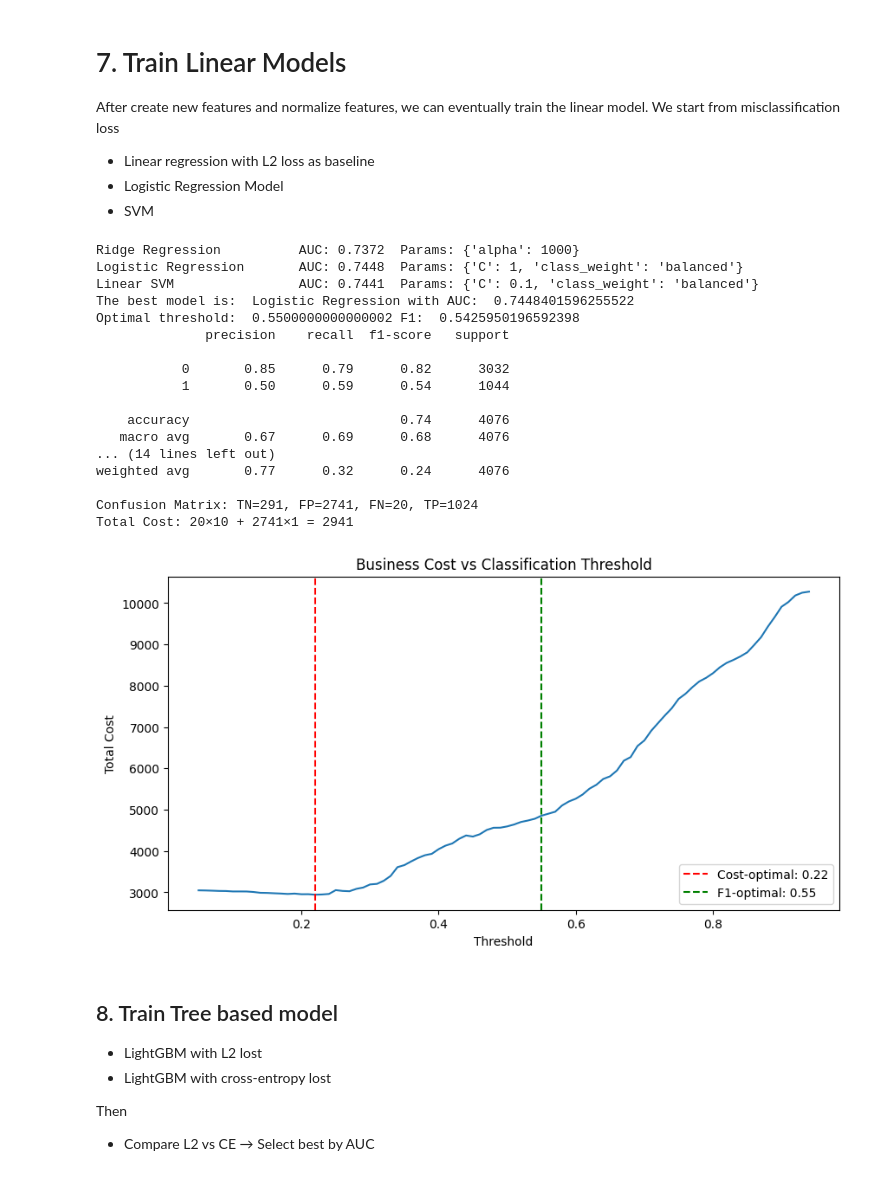
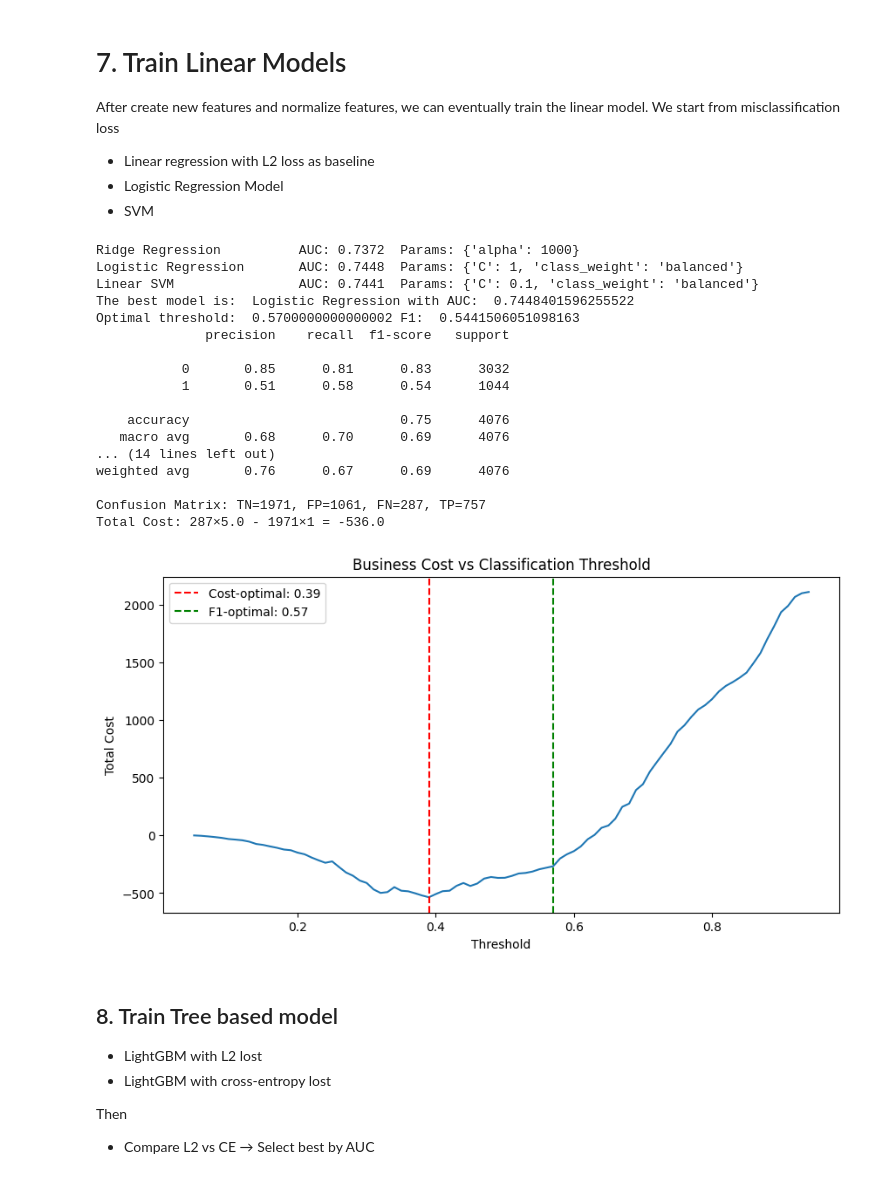
Before and after one commit to ying-jeanne/Business_Analytics, a Jupyter notebook: II/credit_default.ipynb, the cells around one changed output. Drawn from its saved outputs; the diff is of its cells as text; code cells hidden in the pictures.

```diff
--- a/II/credit_default.ipynb
+++ b/II/credit_default.ipynb
@@ -443,14 +510,6 @@ After create new features and normalize features, we can eventually train the li
 - Logistic Regression Model
 - SVM
 # %%
-from sklearn.linear_model import LogisticRegression
-from sklearn.svm import LinearSVC
-from sklearn.metrics import classification_report, confusion_matrix, roc_auc_score, f1_score
-# from sklearn.svm import SVC #svm with probability can be very slow? the program run more than 15m? should we go for linear SVC instead? what is the impact.
-from sklearn.calibration import CalibratedClassifierCV
-from sklearn.linear_model import Ridge
-from sklearn.model_selection import GridSearchCV
-
 # 1. Linear Regression with L2 Loss, which is implemented with Ridge Regression (L2 Loss)
 ridge_grid = GridSearchCV(
     Ridge(max_iter=2000, random_state=42),
@@ -509,7 +568,7 @@ best_proba = results[best_name]['proba']
 print("The best model is: ", best_name, "with AUC: ", results[best_name]['auc'])
 
 # 7. Find threshold with best misclassification F1 score
-thresholds = np.arange(0.1, 0.9, 0.05)
+thresholds = np.arange(0.05, 0.95, 0.01)
 f1_scores = [f1_score(y_val, (best_proba >= t).astype(int)) for t in thresholds]
 best_f1_threshold = thresholds[np.argmax(f1_scores)]
 
@@ -528,36 +587,12 @@ print("Confusion Matrix: TN = ", tn, "FP = ", fp, "FN = ", fn, "TP = ", tp)
 # (2) directly optimize the model with business cost function, but this may need custom model scorer.
 # Since option 2 is more complex to implement, we will go with option 1 for now.
 
-# The assumption we take for cost function:
-# Cost Matrix Outcome	    Description	Typical Cost Estimate
-# FN (False Negative)	    Approve a defaulter	60-80% of credit limit (loss given default), banks typically recover 20-40% through collections, so we take defaulter 70% here.
-# FP (False Positive)	    Reject good borrower	2-5% of credit limit (lost annual profit), we take 4.5% here.
-# TN (True Negative)	    Correctly reject	$0 (no loss, no gain)
-# TP (True Positive)	    Correctly approve	Profit (but often set to 0 in cost matrix)
-
-# Assumptions: 45% LGD (Basel II suggests 45% for unsecured, but credit cards typically higher)
-# 4.5% annual profit margin
-
-# Ratio: 45/4.5 = 10:1
-
-COST_FN = 10  # Approve a defaulter → lose principal
-COST_FP = 1   # Reject good borrower → lose interest
-
-# 8.1 Cost-sensitive threshold tuning using the best model (Logistic Regression here)
-def calculate_total_cost(y_true, y_pred_proba, threshold, cost_fn, cost_fp):
-    """Calculate total business cost at a given threshold"""
-    y_pred = (y_pred_proba >= threshold).astype(int)
-    cm = confusion_matrix(y_true, y_pred)
-    tn, fp, fn, tp = cm.ravel()
-    total_cost = (fn * cost_fn) + (fp * cost_fp)
-    return total_cost, tn, fp, fn, tp
-
 # Search for optimal threshold based on cost
 thresholds = np.arange(0.05, 0.95, 0.01)
 costs = []
 
 for t in thresholds:
-    cost, _, _, _, _ = calculate_total_cost(y_val, best_proba, t, COST_FN, COST_FP)
+    cost, _, _, _, _ = calculate_total_cost(y_val, best_proba, t, COST_FN, REVENUE_TN)
     costs.append(cost)
 
 # Find threshold with minimum total cost
@@ -565,50 +600,50 @@ best_cost_threshold = thresholds[np.argmin(costs)]
 min_cost = min(costs)
 
 # Compare F1-optimal vs Cost-optimal
-cost_at_f1_threshold, _, _, _, _ = calculate_total_cost(y_val, best_proba, best_f1_threshold, COST_FN, COST_FP)
+cost_at_f1_threshold, _, _, _, _ = calculate_total_cost(y_val, best_proba, best_f1_threshold, COST_FN, REVENUE_TN)
 
 print(f"F1-optimal threshold:   {best_f1_threshold:.2f} → Cost = {cost_at_f1_threshold}")
 print(f"Cost-optimal threshold: {best_cost_threshold:.2f} → Cost = {min_cost}")
 
 # Final evaluation with cost-optimal threshold
 y_pred_cost = (best_proba >= best_cost_threshold).astype(int)
 print(f"\nClassification report at cost-optimal threshold ({best_cost_threshold:.2f}):")
 print(classification_report(y_val, y_pred_cost))
 
 cm = confusion_matrix(y_val, y_pred_cost)
 tn, fp, fn, tp = cm.ravel()
 print(f"Confusion Matrix: TN={tn}, FP={fp}, FN={fn}, TP={tp}")
-print(f"Total Cost: {fn}×{COST_FN} + {fp}×{COST_FP} = {fn * COST_FN + fp * COST_FP}")
+print(f"Total Cost: {fn}×{COST_FN} - {tn}×{REVENUE_TN} = {fn * COST_FN - tn * REVENUE_TN}")
 
 # Plot cost vs threshold
 plt.figure(figsize=(10, 5))
 plt.plot(thresholds, costs)
 plt.axvline(x=best_cost_threshold, color='r', linestyle='--', label=f'Cost-optimal: {best_cost_threshold:.2f}')
 plt.axvline(x=best_f1_threshold, color='g', linestyle='--', label=f'F1-optimal: {best_f1_threshold:.2f}')
 plt.xlabel('Threshold')
 plt.ylabel('Total Cost')
 plt.title('Business Cost vs Classification Threshold')
 plt.legend()
 plt.show()
 # %% [output]
 Ridge Regression          AUC: 0.7372  Params: {'alpha': 1000}
 Logistic Regression       AUC: 0.7448  Params: {'C': 1, 'class_weight': 'balanced'}
 Linear SVM                AUC: 0.7441  Params: {'C': 0.1, 'class_weight': 'balanced'}
 The best model is:  Logistic Regression with AUC:  0.7448401596255522
-Optimal threshold:  0.5500000000000002 F1:  0.5425950196592398
+Optimal threshold:  0.5700000000000002 F1:  0.5441506051098163
               precision    recall  f1-score   support
 
-           0       0.85      0.79      0.82      3032
-           1       0.50      0.59      0.54      1044
+           0       0.85      0.81      0.83      3032
+           1       0.51      0.58      0.54      1044
 
-    accuracy                           0.74      4076
-   macro avg       0.67      0.69      0.68      4076
+    accuracy                           0.75      4076
+   macro avg       0.68      0.70      0.69      4076
 ... (14 lines left out)
-weighted avg       0.77      0.32      0.24      4076
+weighted avg       0.76      0.67      0.69      4076
 
-Confusion Matrix: TN=291, FP=2741, FN=20, TP=1024
-Total Cost: 20×10 + 2741×1 = 2941
+Confusion Matrix: TN=1971, FP=1061, FN=287, TP=757
+Total Cost: 287×5.0 - 1971×1 = -536.0
-[figure, old version]
+[figure, new version]
 # %% [markdown]
 ## 8. Train Tree based model
 - LightGBM with L2 lost
```
Also changed, not shown: parts of 14 cells of this notebook, 4 other files.
